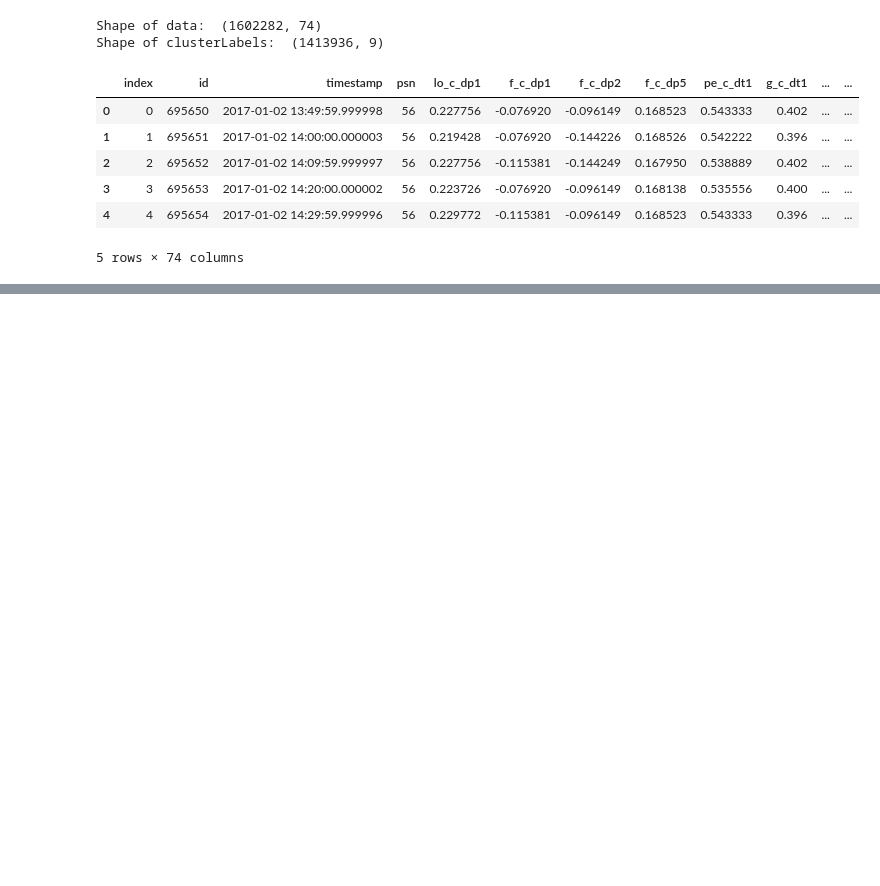
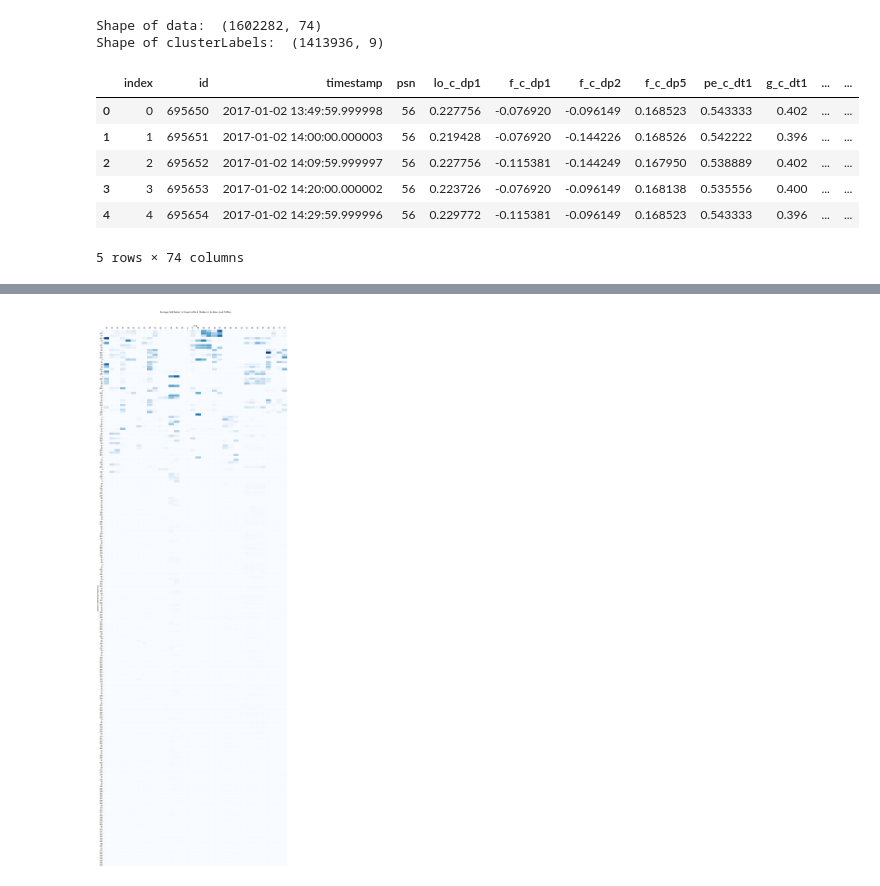
Before and after one commit to j-goldsmith/TurbineTimeSeries.EDA, a Jupyter notebook: eda/package_and_distribution_identification_in_ 24hour_clusters.ipynb, the cells around one changed output, grey strips where cells are left out. Drawn from its saved outputs; the diff is of its cells as text; code cells hidden in the pictures; blank space fills up the shorter version.

Commit message:
generated heatmaps to display the package distributions by cluster along with accompanying csv files

```diff
--- a/eda/package_and_distribution_identification_in_ 24hour_clusters.ipynb
+++ b/eda/package_and_distribution_identification_in_ 24hour_clusters.ipynb
@@ -212,0 +218,23 @@ labeledData.head()
+# %%
+eig1 = labeledData[['psn', 'iso','eig1', 'eig1_order']].drop_duplicates()
+eig1['count'] = 1
+eig1 = pd.DataFrame(eig1.groupby(['psn', 'eig1'])['count'].sum()).unstack().fillna(0).T
+eig1.reset_index(inplace = True)
+eig1['sort'] = eig1['eig1'].map(sortedLabels['label_eig1'])
+eig1 = eig1.sort_values(by='sort')
+del eig1['eig1']
+del eig1['level_0']
+del eig1['sort']
+eig1.to_csv('./package_identification_24hourclusters/Package_Distribution_for_Eigenvector_1_Clusters_in_24_Hour_Load_Profiles.csv')
+
+plt.figure(figsize=(20,60))
+ax = sns.heatmap(eig1, cmap = 'Blues', linewidth=.5, cbar=False);
+ax.xaxis.set_ticks_position('top')
+ax.xaxis.set_label_position('top')
+plt.ylabel('Clusters (ordered by frequency)');
+plt.xlabel('PSN');
+plt.title('Package Distribution for Eigenvector 1 Clusters in 24 Hour Load Profiles', y=1.03);
+plt.yticks(rotation=0);
+plt.savefig("./package_identification_24hourclusters/Package_Distribution_for_Eigenvector_1_Clusters_in_24_Hour_Load_Profiles.png");
+# %% [output]
+[figure, added]
```
Also changed, not shown: parts of 10 cells of this notebook.
